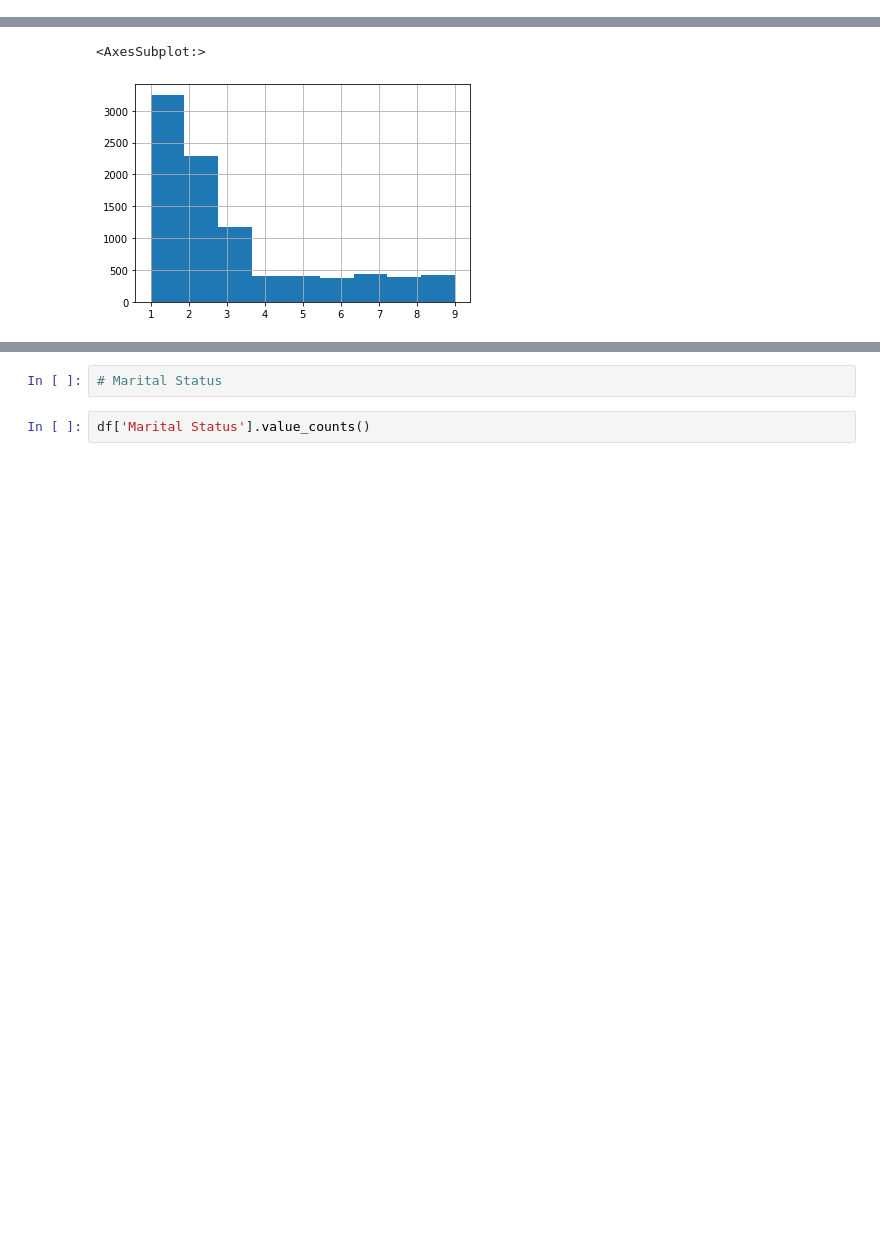
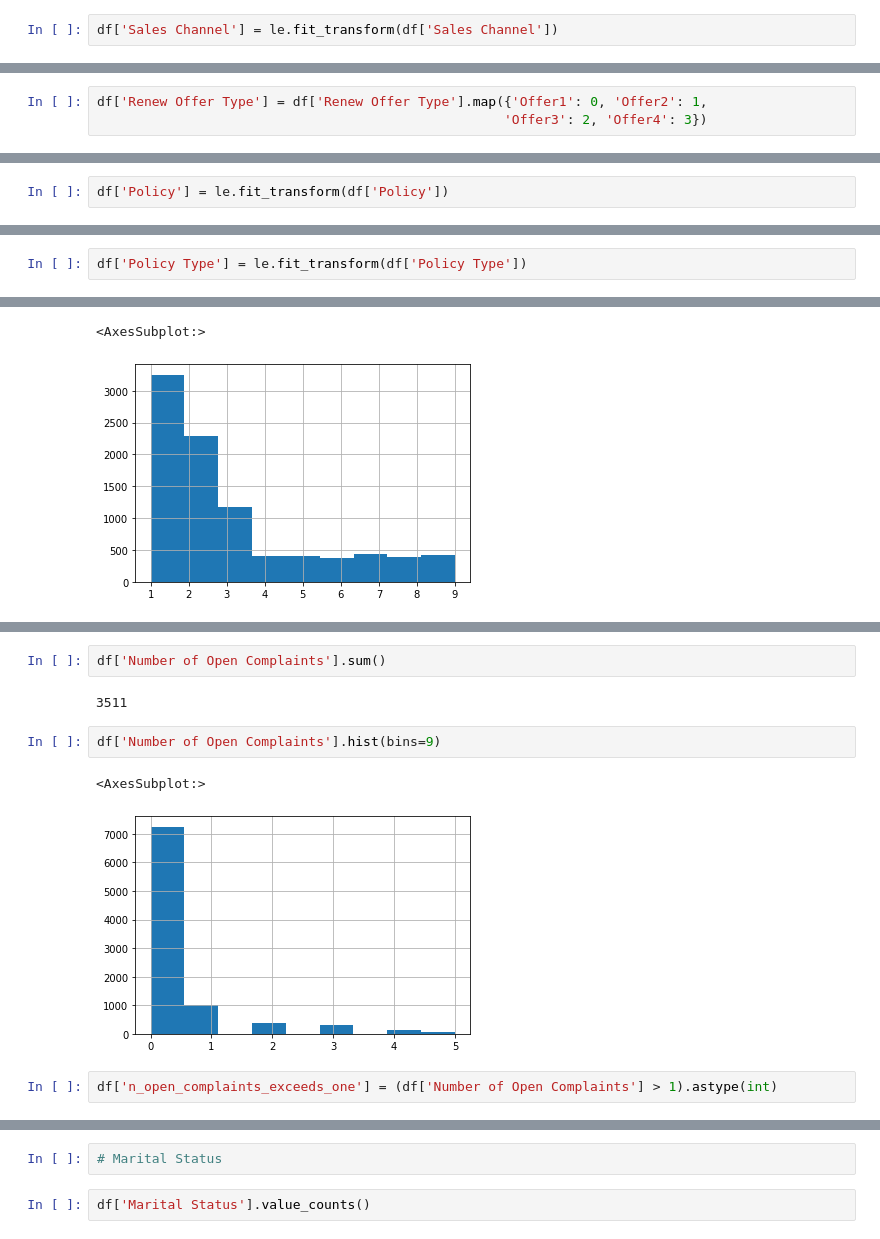
Before and after one commit to klapidus/otus_ml_classical_methods, a Jupyter notebook: HA_3.ipynb, the cells around one changed output, grey strips where cells are left out. Cells and saved outputs as stored; diff of their text form; blank space fills up the shorter version.

```diff
--- a/HA_3.ipynb
+++ b/HA_3.ipynb
@@ -111,0 +131,2 @@ Name: Sales Channel, dtype: int64
+# %%
+df['Sales Channel'] = le.fit_transform(df['Sales Channel'])
@@ -121,0 +151,3 @@ Name: Renew Offer Type, dtype: int64
+# %%
+df['Renew Offer Type'] = df['Renew Offer Type'].map({'Offer1': 0, 'Offer2': 1,
+                                                    'Offer3': 2, 'Offer4': 3})
@@ -136,0 +169,2 @@ Name: Policy, dtype: int64
+# %%
+df['Policy'] = le.fit_transform(df['Policy'])
@@ -145,0 +180,2 @@ Name: Policy Type, dtype: int64
+# %%
+df['Policy Type'] = le.fit_transform(df['Policy Type'])
@@ -150,0 +201,11 @@ df['Number of Policies'].hist(bins=9)
+# %%
+df['Number of Open Complaints'].sum()
+# %% [output]
+3511
+# %%
+df['Number of Open Complaints'].hist(bins=9)
+# %% [output]
+<AxesSubplot:>
+[figure, added]
+# %%
+df['n_open_complaints_exceeds_one'] = (df['Number of Open Complaints'] > 1).astype(int)
```
Also changed, not shown: parts of 68 cells of this notebook.
